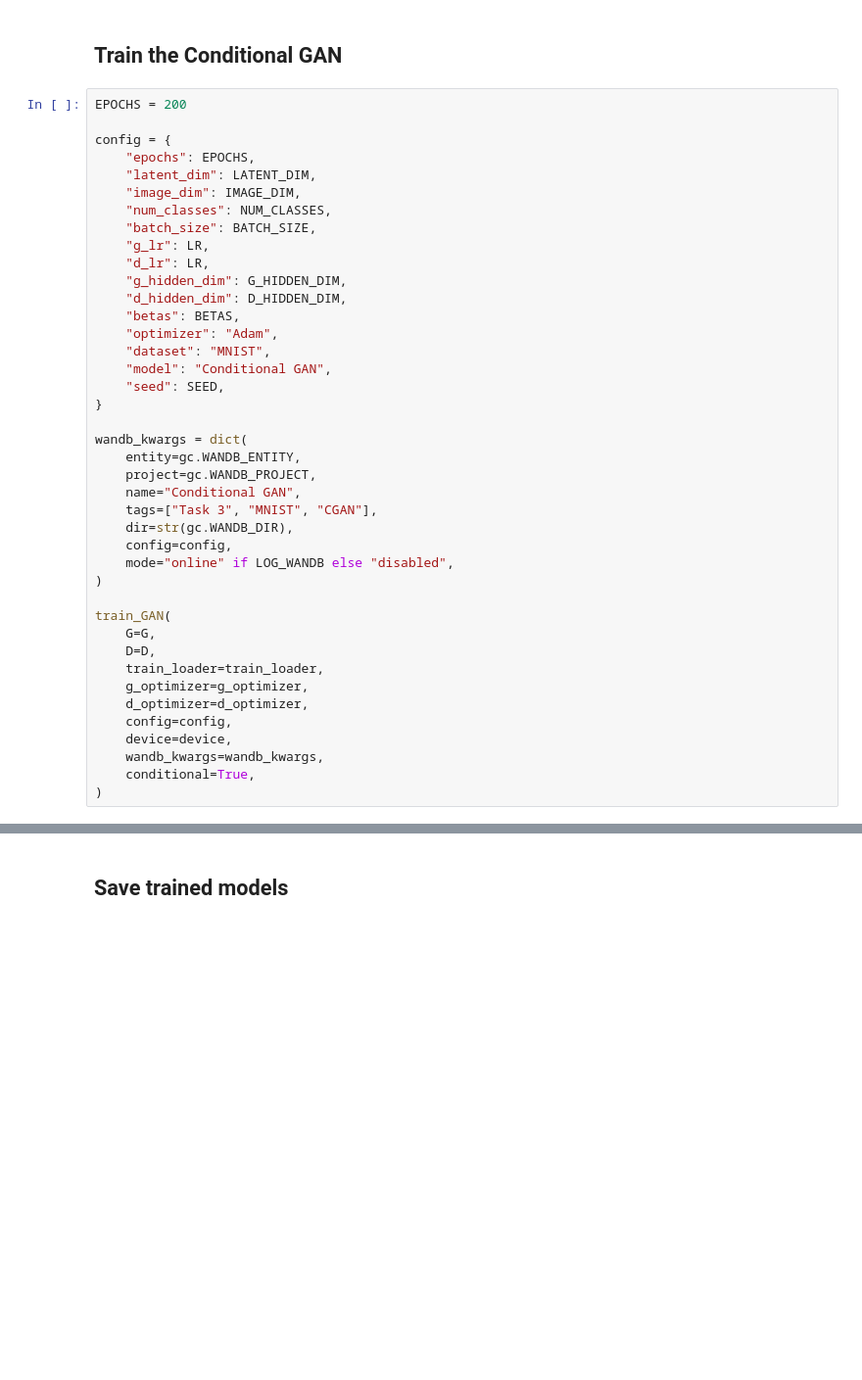
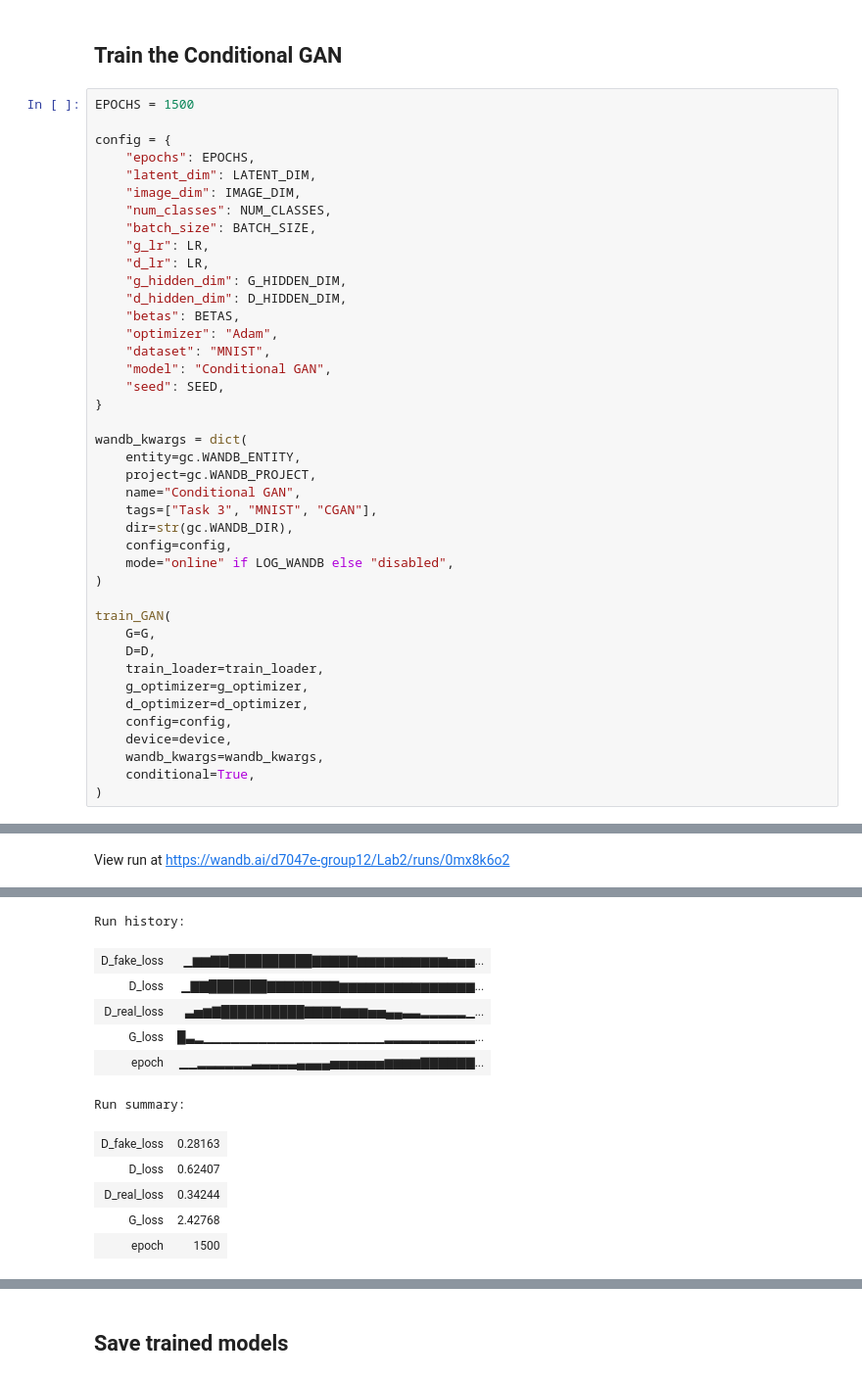
Before and after one commit to OscarEngelmark/D7047E, a Jupyter notebook: Lab2/src/Lab2_Task3.ipynb, the cells around one changed output, grey strips where cells are left out. Shown at 98% size. Cells and saved outputs as stored; diff of their text form; blank space fills up the shorter version.

```diff
--- a/Lab2/src/Lab2_Task3.ipynb
+++ b/Lab2/src/Lab2_Task3.ipynb
@@ -129,7 +150,7 @@ d_optimizer = optim.Adam(D.parameters(), lr=LR, betas=BETAS)
 # %% [markdown]
 ## Train the Conditional GAN
 # %%
-EPOCHS = 200
+EPOCHS = 1500
 
 config = {
     "epochs": EPOCHS,
@@ -169,3 +190,4 @@ train_GAN(
     wandb_kwargs=wandb_kwargs,
     conditional=True,
 )
+# %% [output]
@@ -171,0 +201 @@ train_GAN(
+View run at https://wandb.ai/d7047e-group12/Lab2/runs/0mx8k6o2
@@ -171,0 +203,12 @@ train_GAN(
+Run history:
+| D_fake_loss | ▁▆▆▇▇██████████▇▇▇▇▇▆▆▆▆▆▆▆▆▆▆▅▅▅... |
+| D_loss | ▁▇▇███████▇▇▇▇▇▇▇▇▆▆▆▆▆▆▆▆▆▆▆▆▆▆▆... |
+| D_real_loss | ▃▅▆▇██████████▇▇▇▇▆▆▆▅▅▄▄▃▃▂▂▂▂▂▁... |
+| G_loss | █▃▂▁▁▁▁▁▁▁▁▁▁▁▁▁▁▁▁▁▁▁▁▂▂▂▂▂▂▂▂▂▂... |
+| epoch | ▁▁▂▂▂▂▂▂▃▃▃▃▃▄▄▄▄▅▅▅▅▅▅▆▆▆▆▇▇▇▇▇▇... |
+Run summary:
+| D_fake_loss | 0.28163 |
+| D_loss | 0.62407 |
+| D_real_loss | 0.34244 |
+| G_loss | 2.42768 |
+| epoch | 1500 |
```
Also changed, not shown: parts of 7 cells of this notebook.
